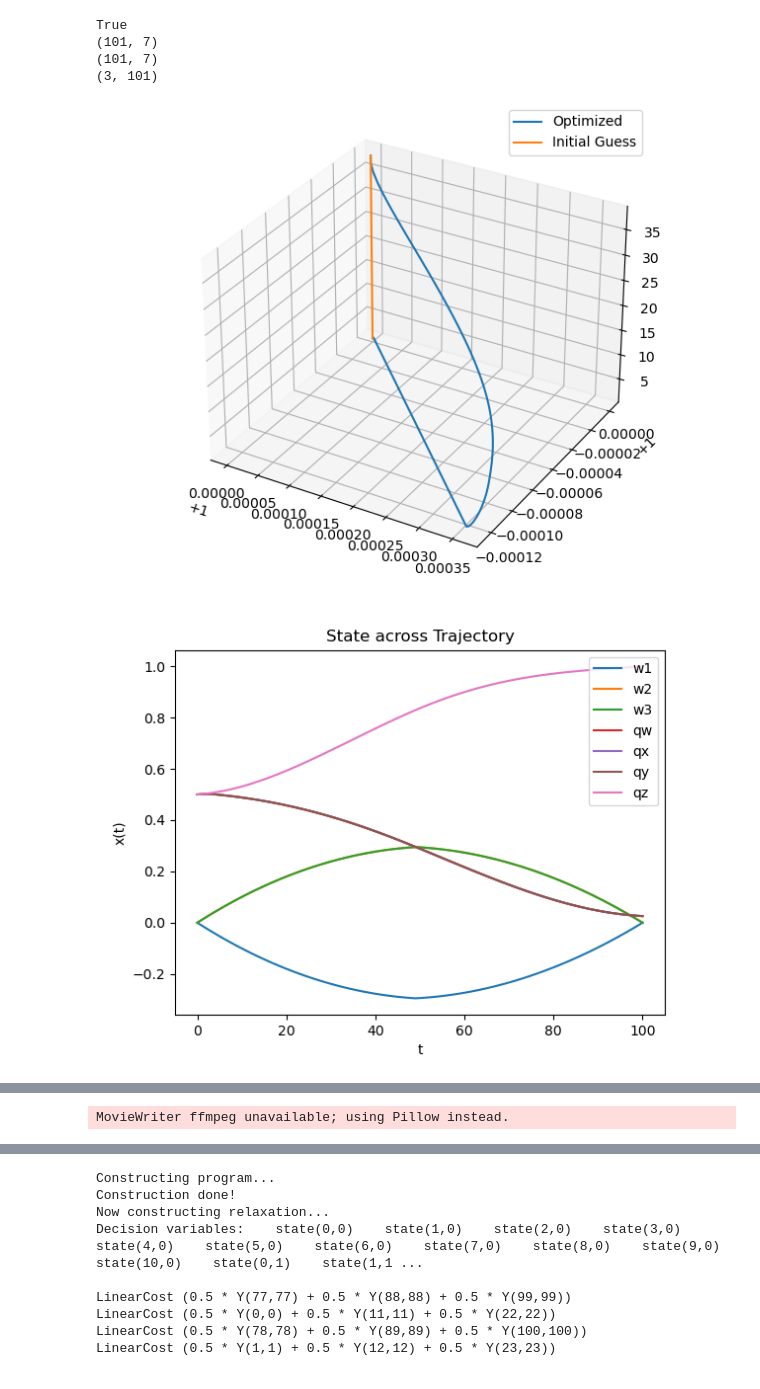
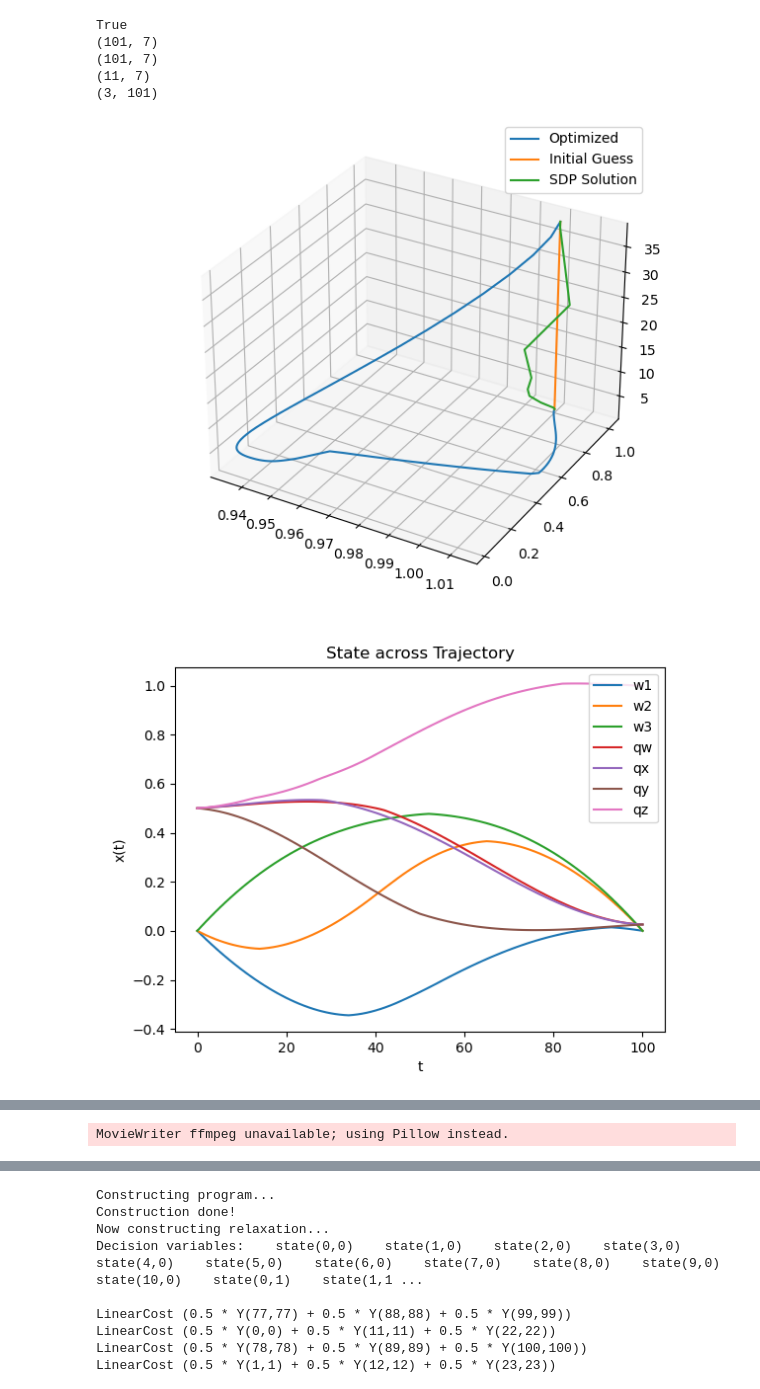
Before and after one commit to Shreeyam/6.8210-underactuated, a Jupyter notebook: traj_opt.ipynb, the cells around one changed output, grey strips where cells are left out. Drawn from its saved outputs; the diff is of its cells as text; code cells hidden in the pictures.

```diff
--- a/traj_opt.ipynb
+++ b/traj_opt.ipynb
@@ -17,7 +17,8 @@ theta = 40
 # Try and generate quaternion slew...
 x_guess = generate_linear_quaternion_trajectory(x0, xn, N)
 
-trajectory = optimize_trajectory_nonlinear(x0, xn, dt, N, J, attitude_constraint=False, avoidance_angle=theta, c=c, s=s, x_init=x_guess)
+trajectory = optimize_trajectory(x0, xn, dt, N, J, attitude_constraint=True, avoidance_angle=theta, c=c, s=s, x_init=x_guess)
+trajectory_sdp = optimize_trajectory(x0, xn, dt * 10, 10, J, attitude_constraint=True, avoidance_angle=theta, c=c, s=s, relaxation=True)
 # %% [output]
 Constructing program...
 Construction done!
@@ -32,6 +46,7 @@ u_opt = trajectory[2]
 # Calculate q space
 qspace_vec = qspace(x_opt)
 qspace_vec_guess = qspace(x_guess)
+qspace_vec_sdp = qspace(trajectory_sdp[1])
 print(qspace_vec.shape)
 
 x = qspace_vec[0, :]
@@ -42,8 +57,9 @@ fig = plt.figure()
 ax = fig.add_axes([0, 0, 1, 1], projection='3d')
 plt.plot(x, y, z)
 plt.plot(qspace_vec_guess[0, :], qspace_vec_guess[1, :], qspace_vec_guess[2, :])
+plt.plot(qspace_vec_sdp[0, :], qspace_vec_sdp[1, :], qspace_vec_sdp[2, :])
 plt.title("Trajectory in Q Space")
-plt.legend(["Optimized", "Initial Guess"])
+plt.legend(["Optimized", "Initial Guess", "SDP Solution"])
 # plt.xlim((0, 1))
 # plt.ylim((0, 1))
 # plt.zlim((0, 1))
@@ -54,32 +70,33 @@ plt.plot(x_opt)
 plt.xlabel('t')
 plt.ylabel('x(t)')
 plt.title("State across Trajectory")
 plt.legend(["w1", "w2", "w3", "qw", "qx", "qy", "qz"])
 plt.show()
 
 plt.figure()
 plt.plot(u_opt)
 plt.xlabel('t')
 plt.ylabel('u(t)')
 plt.title("Torques across Trajectory")
 plt.legend(["x", "y", "z"])
 plt.show()
 
 plt.figure()
 plt.plot(get_trajectory_sunangle(x_opt, c, s, avoidance_angle=theta)[0])
 plt.title("Sun Angle")
 plt.show()
 
 plt.figure()
 plt.plot(get_trajectory_unit_quaternion(x_opt))
 plt.show()
 
 animate_quaternions(None, x_opt, c.T[0])
 np.save("working_trajectory.npy", x_opt)
 # %% [output]
 True
 (101, 7)
 (101, 7)
+(11, 7)
 (3, 101)
-[figure, old version]
+[figure, new version]
-[figure, old version]
+[figure, new version]
```
Also changed, not shown: parts of 4 cells of this notebook, 1 other file.
